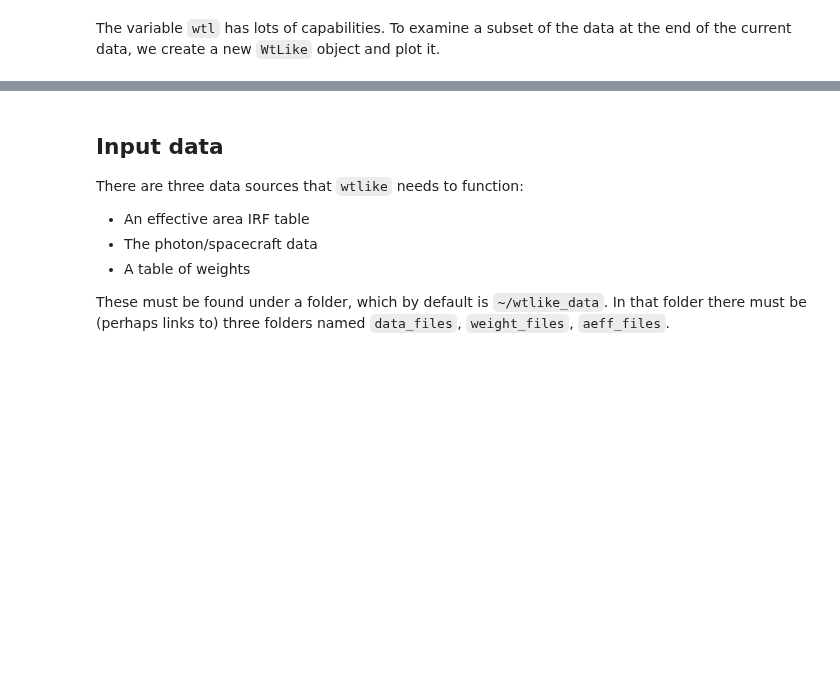
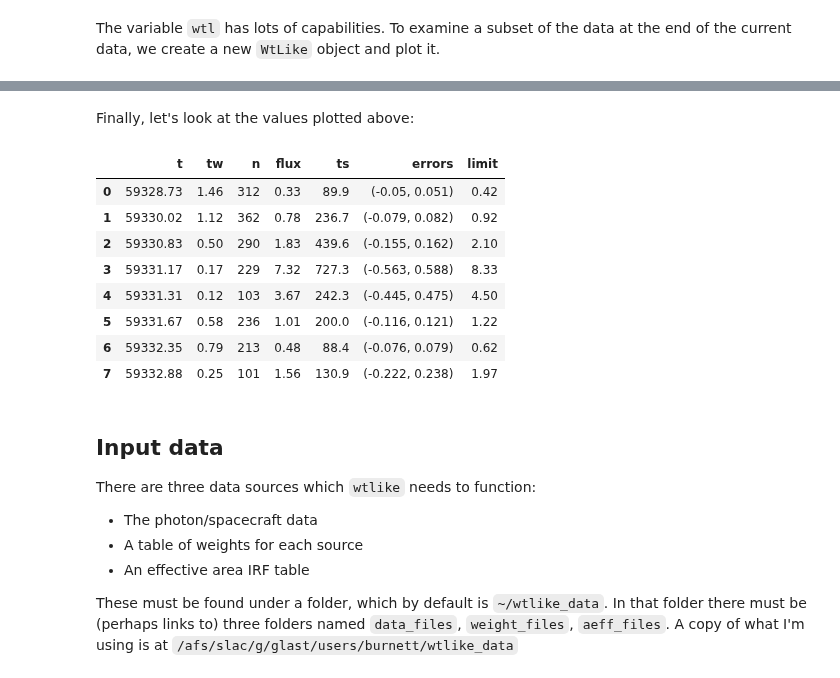
Before and after one commit to tburnett/wtlike, a Jupyter notebook: nbs/index.ipynb, the cells around one changed output, grey strips where cells are left out. Drawn from its saved outputs; the diff is of its cells as text; code cells hidden in the pictures; blank space fills up the shorter version.

```diff
--- a/nbs/index.ipynb
+++ b/nbs/index.ipynb
@@ -55,13 +62,28 @@ Loaded 107 / 107 cells with exposure > 1e-06 for light curve analysis
+# %% [markdown]
+Finally, let's look at the values plotted above:
+# %%
+wtl2.bb_table()
+# %% [output]
+|  | t | tw | n | flux | ts | errors | limit |
+| 0 | 59328.73 | 1.46 | 312 | 0.33 | 89.9 | (-0.05, 0.051) | 0.42 |
+| 1 | 59330.02 | 1.12 | 362 | 0.78 | 236.7 | (-0.079, 0.082) | 0.92 |
+| 2 | 59330.83 | 0.50 | 290 | 1.83 | 439.6 | (-0.155, 0.162) | 2.10 |
+| 3 | 59331.17 | 0.17 | 229 | 7.32 | 727.3 | (-0.563, 0.588) | 8.33 |
+| 4 | 59331.31 | 0.12 | 103 | 3.67 | 242.3 | (-0.445, 0.475) | 4.50 |
+| 5 | 59331.67 | 0.58 | 236 | 1.01 | 200.0 | (-0.116, 0.121) | 1.22 |
+| 6 | 59332.35 | 0.79 | 213 | 0.48 | 88.4 | (-0.076, 0.079) | 0.62 |
+| 7 | 59332.88 | 0.25 | 101 | 1.56 | 130.9 | (-0.222, 0.238) | 1.97 |
 # %% [markdown]
 ## Input data
 
-There are three data sources that `wtlike` needs to function:
+There are three data sources which `wtlike` needs to function:
 
+
+-	The photon/spacecraft data
+-	A table of weights for each source
 -	An effective area IRF table
--	The photon/spacecraft data
--	A table of weights
 
-These must be found under a folder, which by default is `~/wtlike_data`. In that folder there must be (perhaps links to) three folders named `data_files`, `weight_files`, `aeff_files`.
+These must be found under a folder, which by default is `~/wtlike_data`. In that folder there must be (perhaps links to) three folders named `data_files`, `weight_files`, `aeff_files`.  A copy of what I'm using is at `/afs/slac/g/glast/users/burnett/wtlike_data`
 # %% [markdown]
 ## Module summary
 
```
Also changed, not shown: parts of 6 cells of this notebook, 3 other files.
